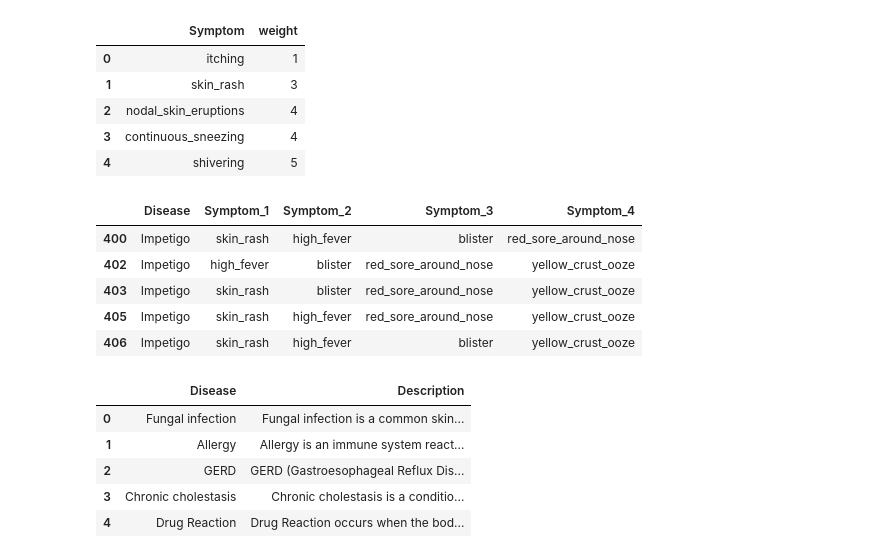
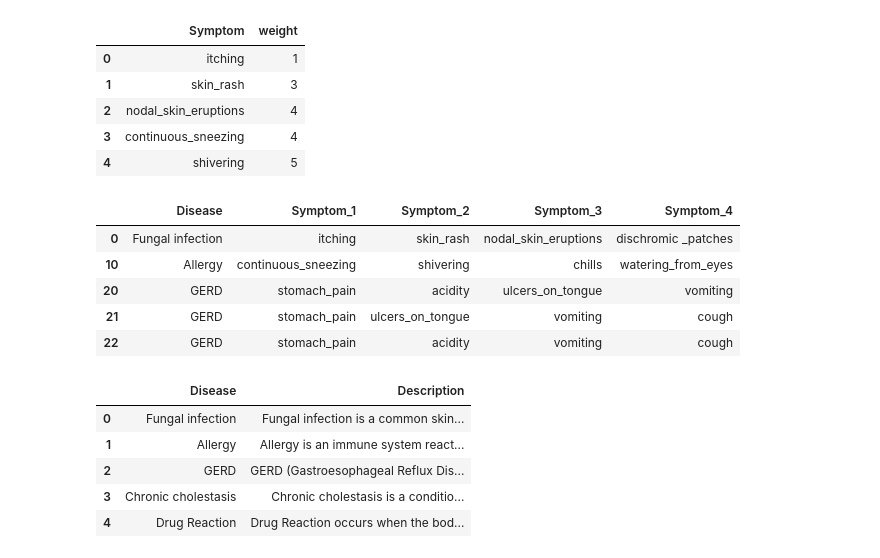
Before and after one commit to brendan1928/Project-4-Team-8, a Jupyter notebook: Intial_Analysis_Project_4_Vaibhav.ipynb, the cells around one changed output. Saved outputs shown, nothing was run; the diff lists cells and outputs as text; code cells hidden in the pictures.

```diff
--- a/Intial_Analysis_Project_4_Vaibhav.ipynb
+++ b/Intial_Analysis_Project_4_Vaibhav.ipynb
@@ -166,14 +190,14 @@ Symptom_severity_df.head(5)
 | 3 | continuous_sneezing | 4 |
 | 4 | shivering | 5 |
 # %%
-sym_des.tail(5)
+sym_des.head(5)
 # %% [output]
 |  | Disease | Symptom_1 | Symptom_2 | Symptom_3 | Symptom_4 |
-| 400 | Impetigo | skin_rash | high_fever | blister | red_sore_around_nose |
-| 402 | Impetigo | high_fever | blister | red_sore_around_nose | yellow_crust_ooze |
-| 403 | Impetigo | skin_rash | blister | red_sore_around_nose | yellow_crust_ooze |
-| 405 | Impetigo | skin_rash | high_fever | red_sore_around_nose | yellow_crust_ooze |
-| 406 | Impetigo | skin_rash | high_fever | blister | yellow_crust_ooze |
+| 0 | Fungal infection | itching | skin_rash | nodal_skin_eruptions | dischromic _patches |
+| 10 | Allergy | continuous_sneezing | shivering | chills | watering_from_eyes |
+| 20 | GERD | stomach_pain | acidity | ulcers_on_tongue | vomiting |
+| 21 | GERD | stomach_pain | ulcers_on_tongue | vomiting | cough |
+| 22 | GERD | stomach_pain | acidity | vomiting | cough |
 # %%
 description.head(5)
 # %% [output]
```
Also changed, not shown: parts of 6 cells of this notebook, 1 other file.
